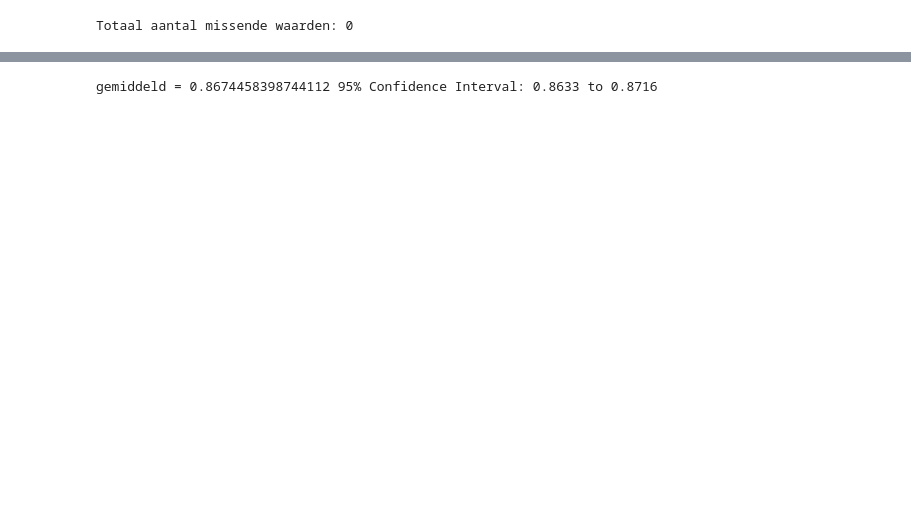
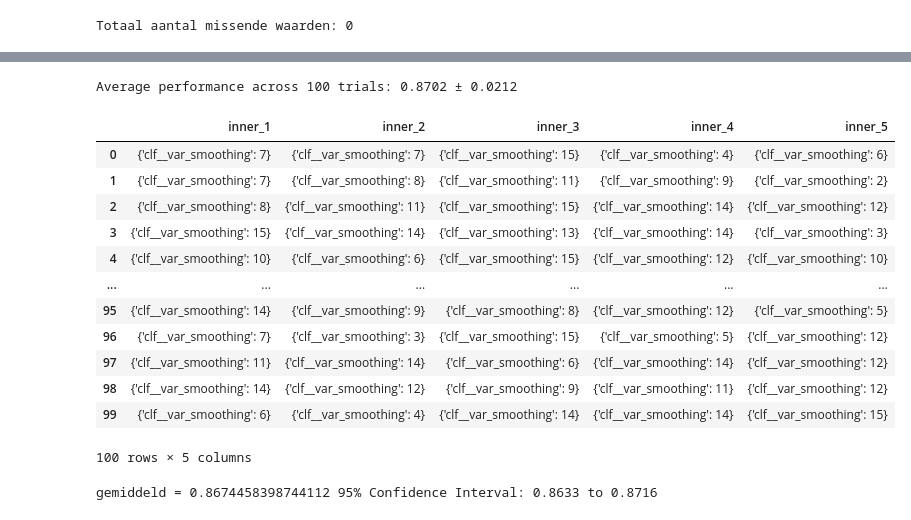
Before and after one commit to Lucaskust/TM10007_ML_Project_gr18, a Jupyter notebook: Jelle/naive_bayes.ipynb, the cells around one changed output, grey strips where cells are left out. Cells and saved outputs as stored; diff of their text form; code cells hidden in the pictures; blank space fills up the shorter version.

```diff
--- a/Jelle/naive_bayes.ipynb
+++ b/Jelle/naive_bayes.ipynb
@@ -138,3 +154,83 @@ Average performance across 100 trials: 0.8674 ± 0.0210
+# %%
+##TEST met standardScaler.
+
+# difficult nested score to see best params. Perform grid-search with nested cross-validation for hyperparameter tuning
+
+NUM_TRIALS = 100
+nested_scores = np.zeros(NUM_TRIALS)
+Gaussian = GaussianNB()
+
+pipeline = Pipeline([
+    ("scaler", StandardScaler()),  # Add a scaler to the pipeline
+    ("clf", GaussianNB()),
+])
+
+param_grid = {
+    #"var_smoothing": [2,3,4, 1, 0.1, 0.001, 0.0001],
+    "clf__var_smoothing": [1, 2, 3, 4, 5, 6, 7, 8, 9, 10, 11, 12, 13, 14, 15],
+}
+
+nested_scores = np.zeros(NUM_TRIALS)
+all_best_params = []
+
+for i in range(NUM_TRIALS):
+    # Create outer and inner cross-validation objects
+    outer_cv = StratifiedKFold(n_splits=5, shuffle=True, random_state=i)
+    inner_cv = StratifiedKFold(n_splits=5, shuffle=True, random_state=i)
+
+    # Store the best parameters and scores for each outer fold
+    best_params = []
+    outer_scores = []
+
+    for train_idx, test_idx in outer_cv.split(X_selected, y):
+        X_train, X_test = X_selected[train_idx], X_selected[test_idx]
+        y_train, y_test = y[train_idx], y[test_idx]
+
+        # Create a new GridSearchCV for each inner fold
+        clf = GridSearchCV(pipeline, param_grid, cv=inner_cv, scoring="roc_auc", n_jobs=-1)
+
+        # Fit GridSearchCV on the training data
+        clf.fit(X_train, y_train)
+
+        # Get the best model from inner CV
+        best_model = clf.best_estimator_
+
+        # Evaluate the best model on the outer test fold
+        y_pred = best_model.predict_proba(X_test)[:, 1]
+        outer_score = roc_auc_score(y_test, y_pred)
+
+        # Append the best parameters and outer score
+        best_params.append(clf.best_params_)
+        outer_scores.append(outer_score)
+
+    # Store the mean score for this trial
+    nested_scores[i] = np.mean(outer_scores)
+    all_best_params.append([i, best_params])
+
+test = [best_params for _, best_params in all_best_params]
+
+df = pd.DataFrame(test, columns=["inner_1", "inner_2", "inner_3", "inner_4", "inner_5"])
+
+# Print results
+print(f"Average performance across {NUM_TRIALS} trials: {np.mean(nested_scores):.4f} ± {np.std(nested_scores):.4f}")
+# %% [output]
+Average performance across 100 trials: 0.8702 ± 0.0212
+# %%
+df
+# %% [output]
+|  | inner_1 | inner_2 | inner_3 | inner_4 | inner_5 |
+| 0 | {'clf__var_smoothing': 7} | {'clf__var_smoothing': 7} | {'clf__var_smoothing': 15} | {'clf__var_smoothing': 4} | {'clf__var_smoothing': 6} |
+| 1 | {'clf__var_smoothing': 7} | {'clf__var_smoothing': 8} | {'clf__var_smoothing': 11} | {'clf__var_smoothing': 9} | {'clf__var_smoothing': 2} |
+| 2 | {'clf__var_smoothing': 8} | {'clf__var_smoothing': 11} | {'clf__var_smoothing': 15} | {'clf__var_smoothing': 14} | {'clf__var_smoothing': 12} |
+| 3 | {'clf__var_smoothing': 15} | {'clf__var_smoothing': 14} | {'clf__var_smoothing': 13} | {'clf__var_smoothing': 14} | {'clf__var_smoothing': 3} |
+| 4 | {'clf__var_smoothing': 10} | {'clf__var_smoothing': 6} | {'clf__var_smoothing': 15} | {'clf__var_smoothing': 12} | {'clf__var_smoothing': 10} |
+| ... | ... | ... | ... | ... | ... |
+| 95 | {'clf__var_smoothing': 14} | {'clf__var_smoothing': 9} | {'clf__var_smoothing': 8} | {'clf__var_smoothing': 12} | {'clf__var_smoothing': 5} |
+| 96 | {'clf__var_smoothing': 7} | {'clf__var_smoothing': 3} | {'clf__var_smoothing': 15} | {'clf__var_smoothing': 5} | {'clf__var_smoothing': 12} |
+| 97 | {'clf__var_smoothing': 11} | {'clf__var_smoothing': 14} | {'clf__var_smoothing': 6} | {'clf__var_smoothing': 14} | {'clf__var_smoothing': 12} |
+| 98 | {'clf__var_smoothing': 14} | {'clf__var_smoothing': 12} | {'clf__var_smoothing': 9} | {'clf__var_smoothing': 11} | {'clf__var_smoothing': 12} |
+| 99 | {'clf__var_smoothing': 6} | {'clf__var_smoothing': 4} | {'clf__var_smoothing': 14} | {'clf__var_smoothing': 14} | {'clf__var_smoothing': 15} |
+100 rows × 5 columns
 # %%
 # Calculate the confidence interval for the nested scores
 
```
Also changed, not shown: parts of 4 cells of this notebook, 4 other files.
